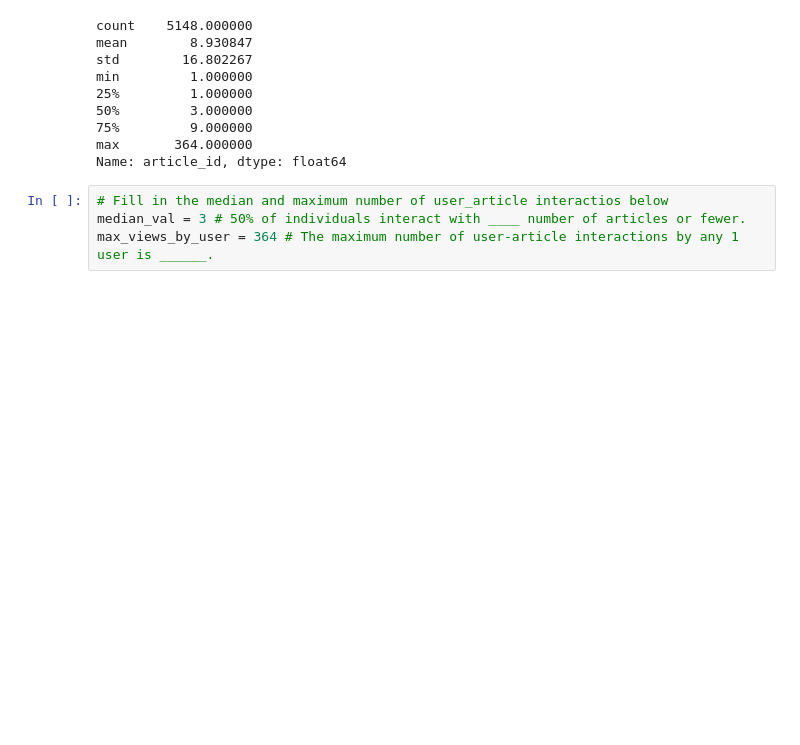
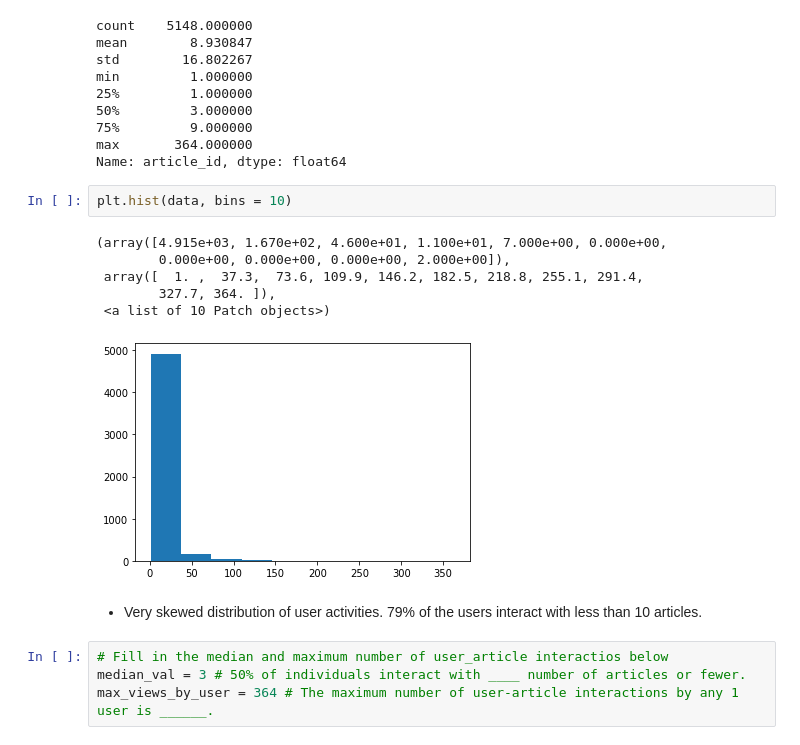
Before and after one commit to kimjinhaha/recommendations-with-IBM, a Jupyter notebook: Recommendations_with_IBM.ipynb, the cells around one changed output. Drawn from its saved outputs; the diff is of its cells as text; blank space fills up the shorter version.

```diff
--- a/Recommendations_with_IBM.ipynb
+++ b/Recommendations_with_IBM.ipynb
@@ -71,6 +71,17 @@ min         1.000000
 75%         9.000000
 max       364.000000
 Name: article_id, dtype: float64
+# %%
+plt.hist(data, bins = 10)
+# %% [output]
+(array([4.915e+03, 1.670e+02, 4.600e+01, 1.100e+01, 7.000e+00, 0.000e+00,
+        0.000e+00, 0.000e+00, 0.000e+00, 2.000e+00]),
+ array([  1. ,  37.3,  73.6, 109.9, 146.2, 182.5, 218.8, 255.1, 291.4,
+        327.7, 364. ]),
+ <a list of 10 Patch objects>)
+[figure, added]
+# %% [markdown]
+- Very skewed distribution of user activities. 79% of the users interact with less than 10 articles.
 # %%
 # Fill in the median and maximum number of user_article interactios below
 median_val = 3 # 50% of individuals interact with ____ number of articles or fewer.
```
Also changed, not shown: parts of 10 cells of this notebook.
